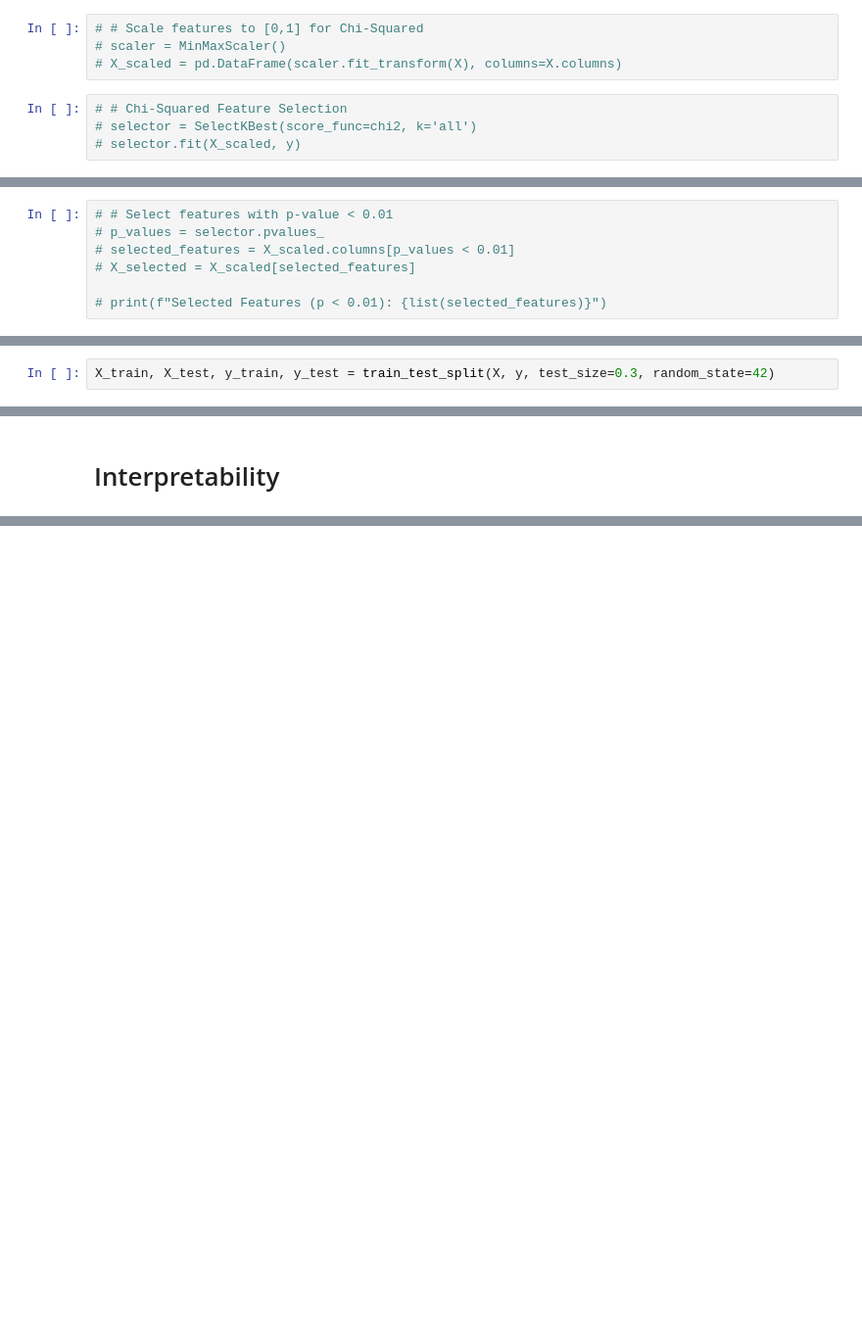
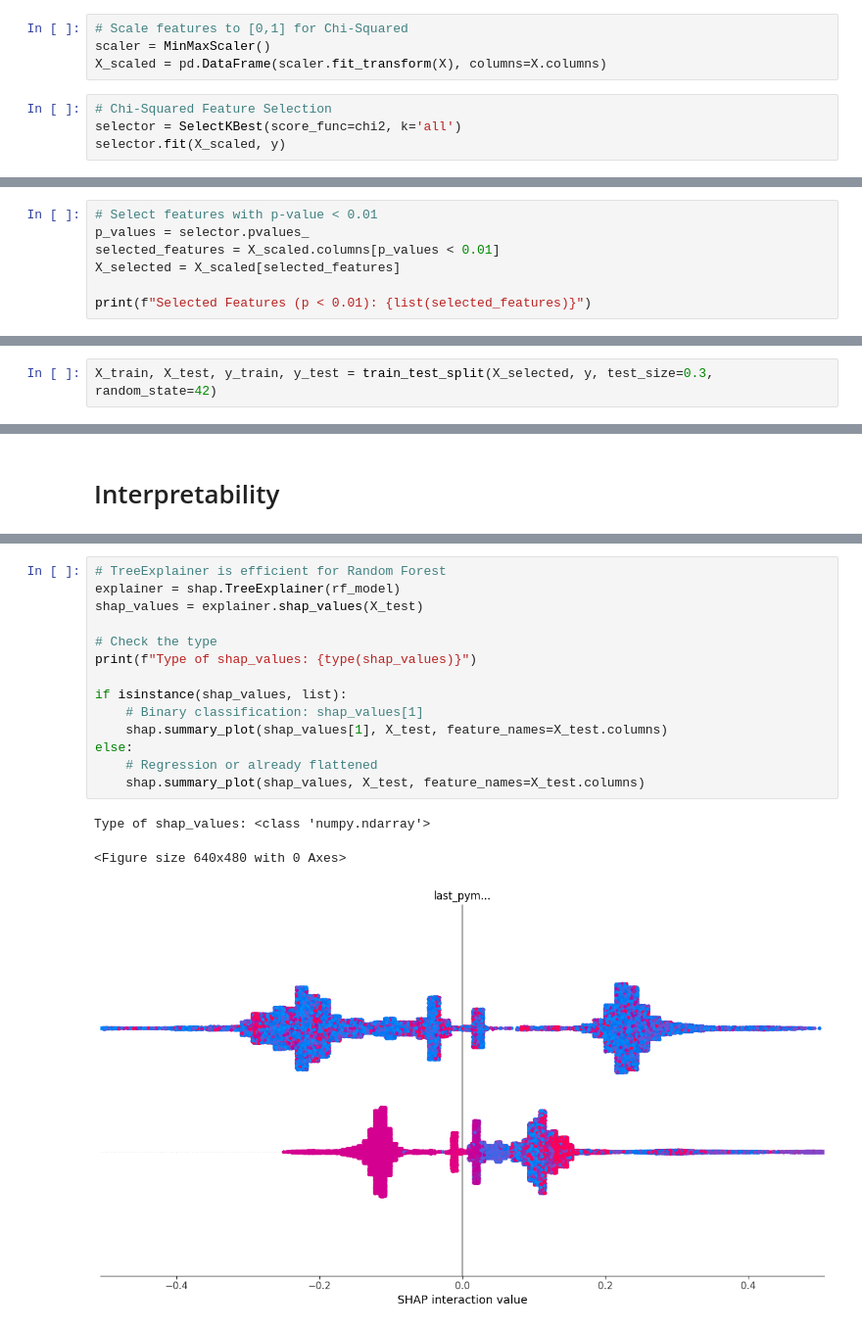
Before and after one commit to Farha-A/Credit-Scoring, a Jupyter notebook: notebooks/Arwa Random_Forest.ipynb, the cells around one changed output, grey strips where cells are left out. Shown at 98% size. Drawn from its saved outputs; the diff is of its cells as text; blank space fills up the shorter version.

Commit message:
Random Forest + Interpretability

```diff
--- a/notebooks/Arwa Random_Forest.ipynb
+++ b/notebooks/Arwa Random_Forest.ipynb
@@ -44,8 +105,8 @@ y = df['loan_status']
 # %%
-# # Scale features to [0,1] for Chi-Squared
-# scaler = MinMaxScaler()
-# X_scaled = pd.DataFrame(scaler.fit_transform(X), columns=X.columns)
+# Scale features to [0,1] for Chi-Squared
+scaler = MinMaxScaler()
+X_scaled = pd.DataFrame(scaler.fit_transform(X), columns=X.columns)
 # %%
-# # Chi-Squared Feature Selection
-# selector = SelectKBest(score_func=chi2, k='all')
-# selector.fit(X_scaled, y)
+# Chi-Squared Feature Selection
+selector = SelectKBest(score_func=chi2, k='all')
+selector.fit(X_scaled, y)
@@ -52,7 +115,7 @@ y = df['loan_status']
 # %%
-# # Select features with p-value < 0.01
-# p_values = selector.pvalues_
-# selected_features = X_scaled.columns[p_values < 0.01]
-# X_selected = X_scaled[selected_features]
+# Select features with p-value < 0.01
+p_values = selector.pvalues_
+selected_features = X_scaled.columns[p_values < 0.01]
+X_selected = X_scaled[selected_features]
 
-# print(f"Selected Features (p < 0.01): {list(selected_features)}")
+print(f"Selected Features (p < 0.01): {list(selected_features)}")
@@ -59,7 +124,7 @@ y = df['loan_status']
 # %% [markdown]
 ## Split
 # %%
-X_train, X_test, y_train, y_test = train_test_split(X, y, test_size=0.3, random_state=42)
+X_train, X_test, y_train, y_test = train_test_split(X_selected, y, test_size=0.3, random_state=42)
 # %% [markdown]
 ## Apply Random Oversampling to Training Data (skipped to make fair comparison)
 # %%
@@ -327,0 +386,18 @@ Samples: 2
+# %%
+# TreeExplainer is efficient for Random Forest
+explainer = shap.TreeExplainer(rf_model)
+shap_values = explainer.shap_values(X_test)
+
+# Check the type
+print(f"Type of shap_values: {type(shap_values)}")
+
+if isinstance(shap_values, list):
+    # Binary classification: shap_values[1]
+    shap.summary_plot(shap_values[1], X_test, feature_names=X_test.columns)
+else:
+    # Regression or already flattened
+    shap.summary_plot(shap_values, X_test, feature_names=X_test.columns)
+# %% [output]
+Type of shap_values: <class 'numpy.ndarray'>
+<Figure size 640x480 with 0 Axes>
+[figure, added]
```
Also changed, not shown: parts of 26 cells of this notebook.
